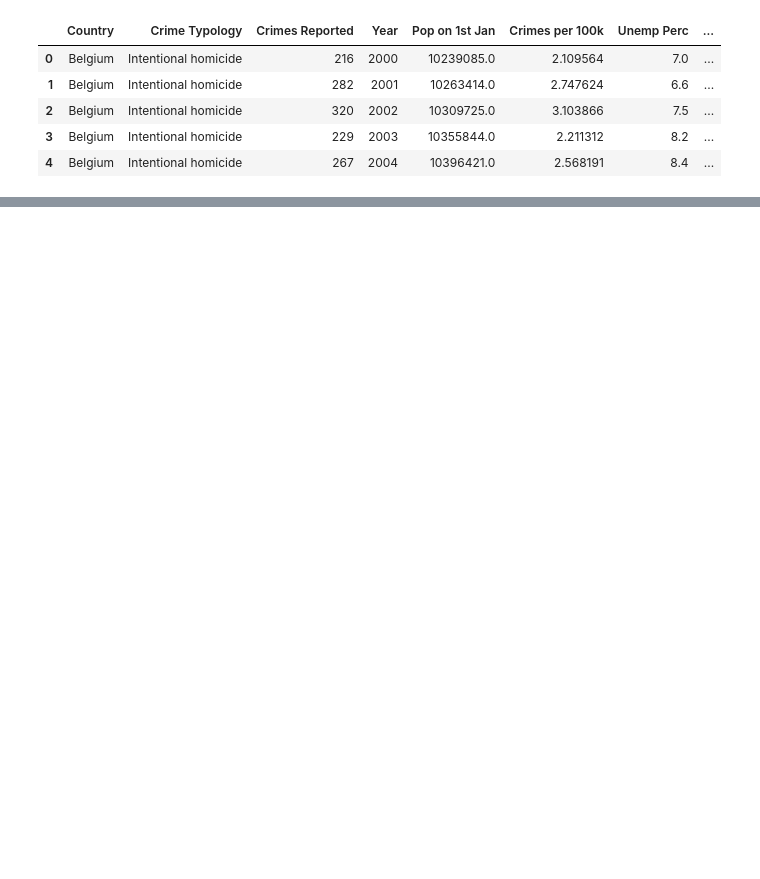
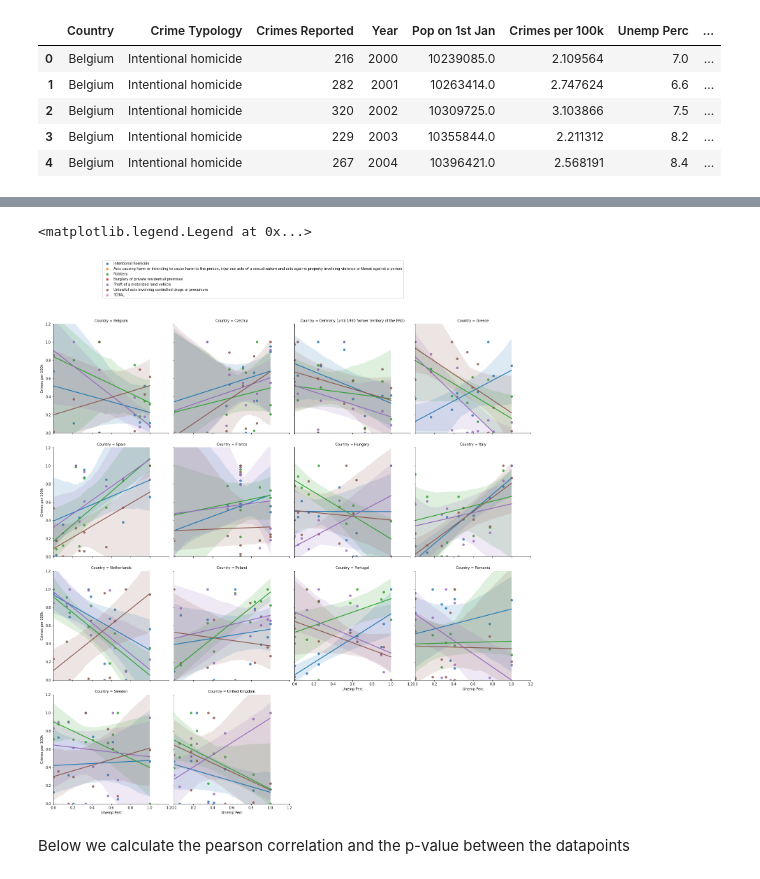
Before and after one commit to Mattia26/Coursework_DMS020, a Jupyter notebook: Criminality_Report_Analysis.ipynb, the cells around one changed output, grey strips where cells are left out. Drawn from its saved outputs; the diff is of its cells as text; code cells hidden in the pictures; blank space fills up the shorter version.

```diff
--- a/Criminality_Report_Analysis.ipynb
+++ b/Criminality_Report_Analysis.ipynb
@@ -190,0 +486,17 @@ AttributeError: 'float' object has no attribute 'isnumeric'
+# %%
+data_t1 = raw_data.copy()
+
+## Normalization of the columns grouping by country and crime typology
+for country in COUNTRIES:
+    for crime_type in CRIME_TYPOLOGIES:
+
+        # filter by country and crime typology
+        filter_cond = (data_t1['Country'] == country) & (data_t1['Crime Typology'] == crime_type)
+
+        # for each column apply normalization
+        for col_to_norm in ['Crimes per 100k', 'Unemp Perc', 'Early Leavers Perc']:
+            values = list(data_t1.loc[filter_cond, col_to_norm])
+            data_t1.loc[filter_cond, col_to_norm] = normalize_list(values)
+
+
+data_t1
@@ -191,15 +533,20 @@ AttributeError: 'float' object has no attribute 'isnumeric'
 # %%
 g = sns.lmplot(
     data=data_t1,
     x='Unemp Perc',
     y='Crimes per 100k',
     hue='Crime Typology',
     col='Country',
     col_wrap=4,
     legend=False)
 
-g.set(ylim=(0, 1.2))
+g.set(ylim=(0, 1.2), xlim=(0, 1.2))
 plt.legend(bbox_to_anchor=(2, 5))
+# %% [output]
+<matplotlib.legend.Legend at 0x...>
+[figure, added]
+# %% [markdown]
+Below we calculate the pearson correlation and the p-value between the datapoints
 # %%
 data_t2 = []
 for country in COUNTRIES:
```
Also changed, not shown: parts of 49 cells of this notebook.
